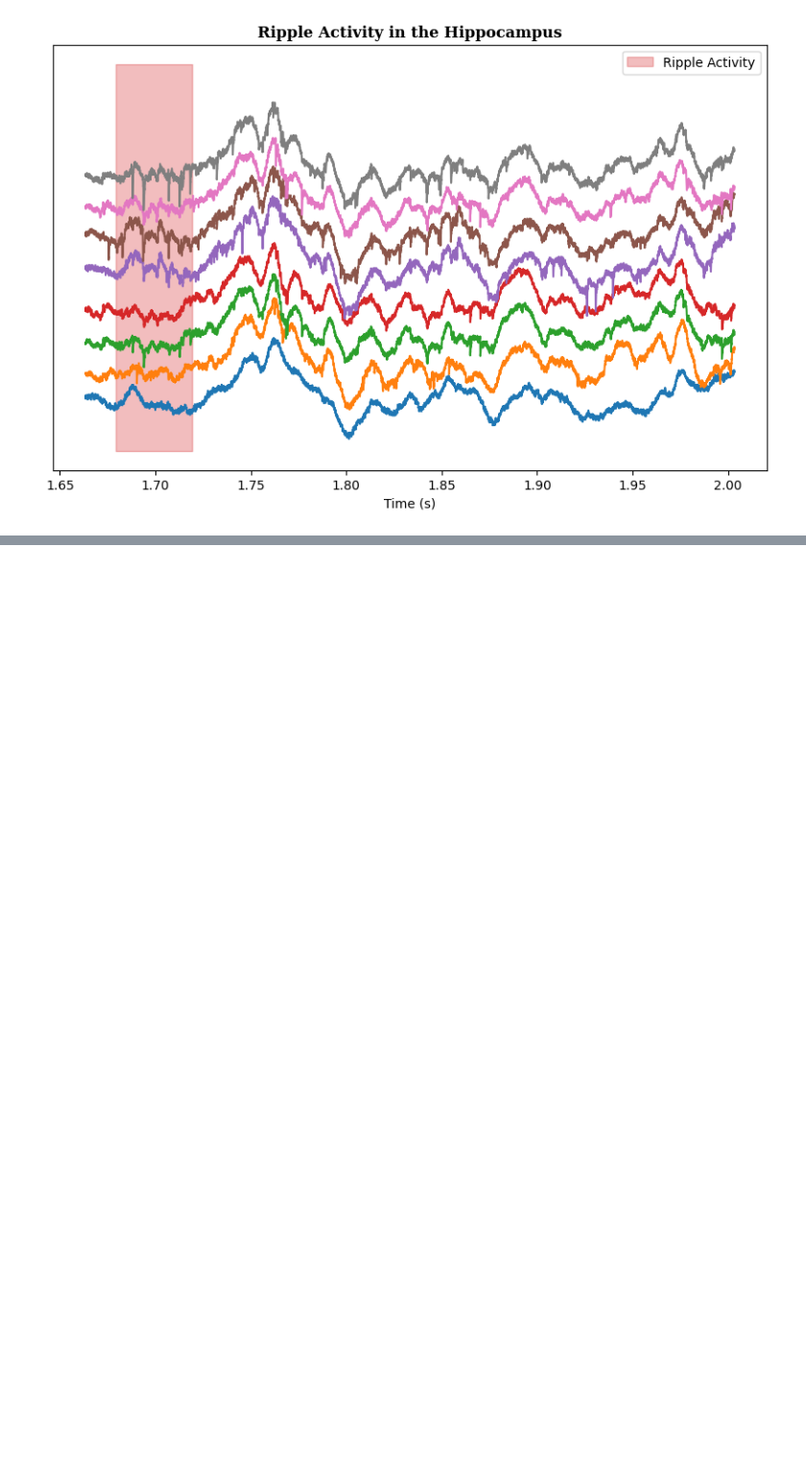
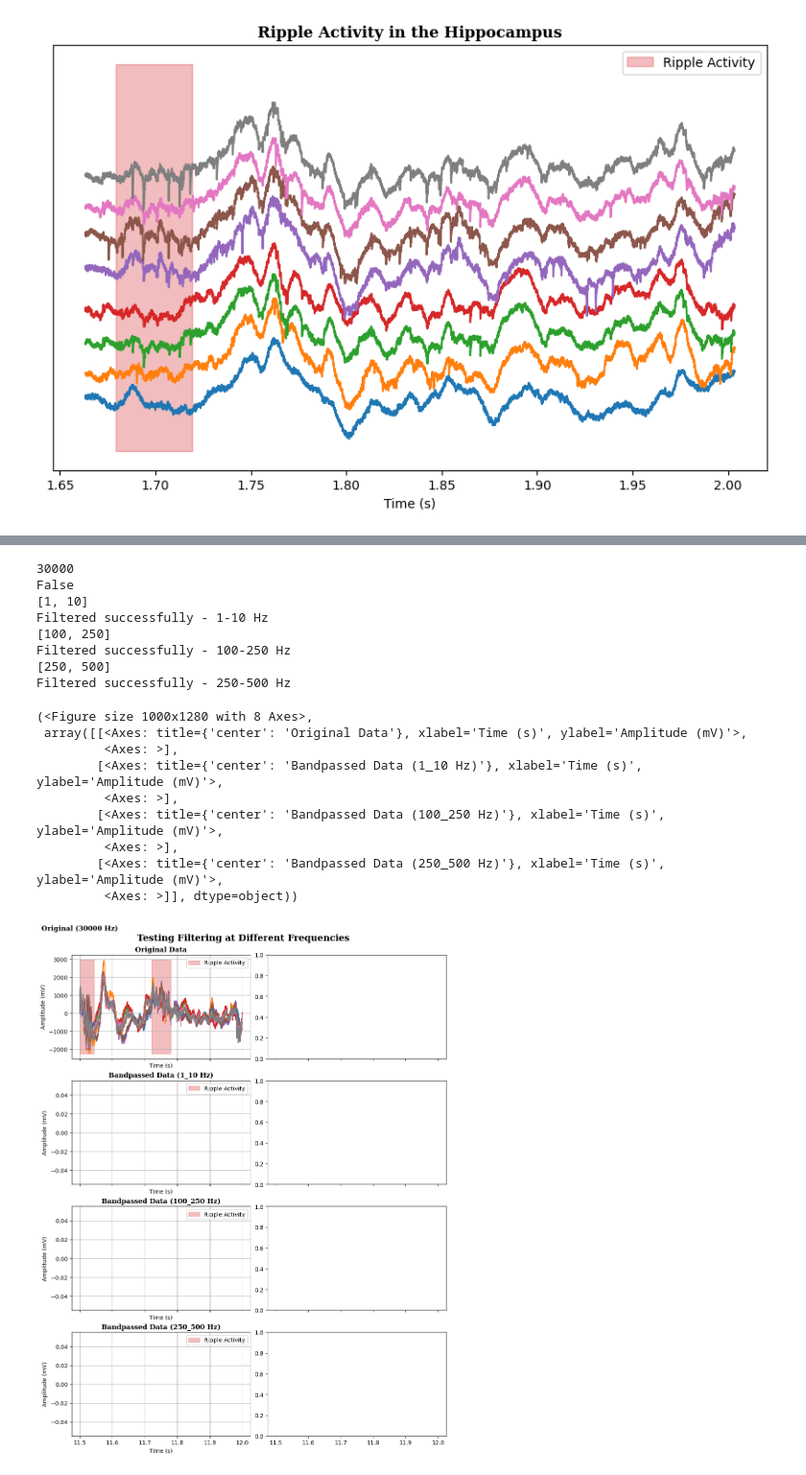
Before and after one commit to pedrofurrix/LAVA_SNN_ripples, a Jupyter notebook: liset_tk/test_downsampling.ipynb, the cells around one changed output, grey strips where cells are left out. Shown: that part at 96% size. Cells and saved outputs as stored; diff of their text form; code cells hidden in the pictures; blank space fills up the shorter version.

Commit message:
test_filters

```diff
--- a/liset_tk/test_downsampling.ipynb
+++ b/liset_tk/test_downsampling.ipynb
@@ -65 +63,29 @@ liset.downsample_several(window_s,
 [figure]
+# %%
+window_s=[11.5,12]
+extend_s=0.0
+offset =0
+
+liset.test_filtering(window_s,
+                 offset=offset,
+                 extend=extend_s,
+                 show_ground_truth=True,label='Ripple Activity',ch=False,downsampled_fs=[2500])
+# %% [output]
+30000
+False
+[1, 10]
+Filtered successfully - 1-10 Hz
+[100, 250]
+Filtered successfully - 100-250 Hz
+[250, 500]
+Filtered successfully - 250-500 Hz
+(<Figure size 1000x1280 with 8 Axes>,
+ array([[<Axes: title={'center': 'Original Data'}, xlabel='Time (s)', ylabel='Amplitude (mV)'>,
+         <Axes: >],
+        [<Axes: title={'center': 'Bandpassed Data (1_10 Hz)'}, xlabel='Time (s)', ylabel='Amplitude (mV)'>,
+         <Axes: >],
+        [<Axes: title={'center': 'Bandpassed Data (100_250 Hz)'}, xlabel='Time (s)', ylabel='Amplitude (mV)'>,
+         <Axes: >],
+        [<Axes: title={'center': 'Bandpassed Data (250_500 Hz)'}, xlabel='Time (s)', ylabel='Amplitude (mV)'>,
+         <Axes: >]], dtype=object))
+[figure, added]
```
Also changed, not shown: parts of 2 cells of this notebook, 2 other files.
